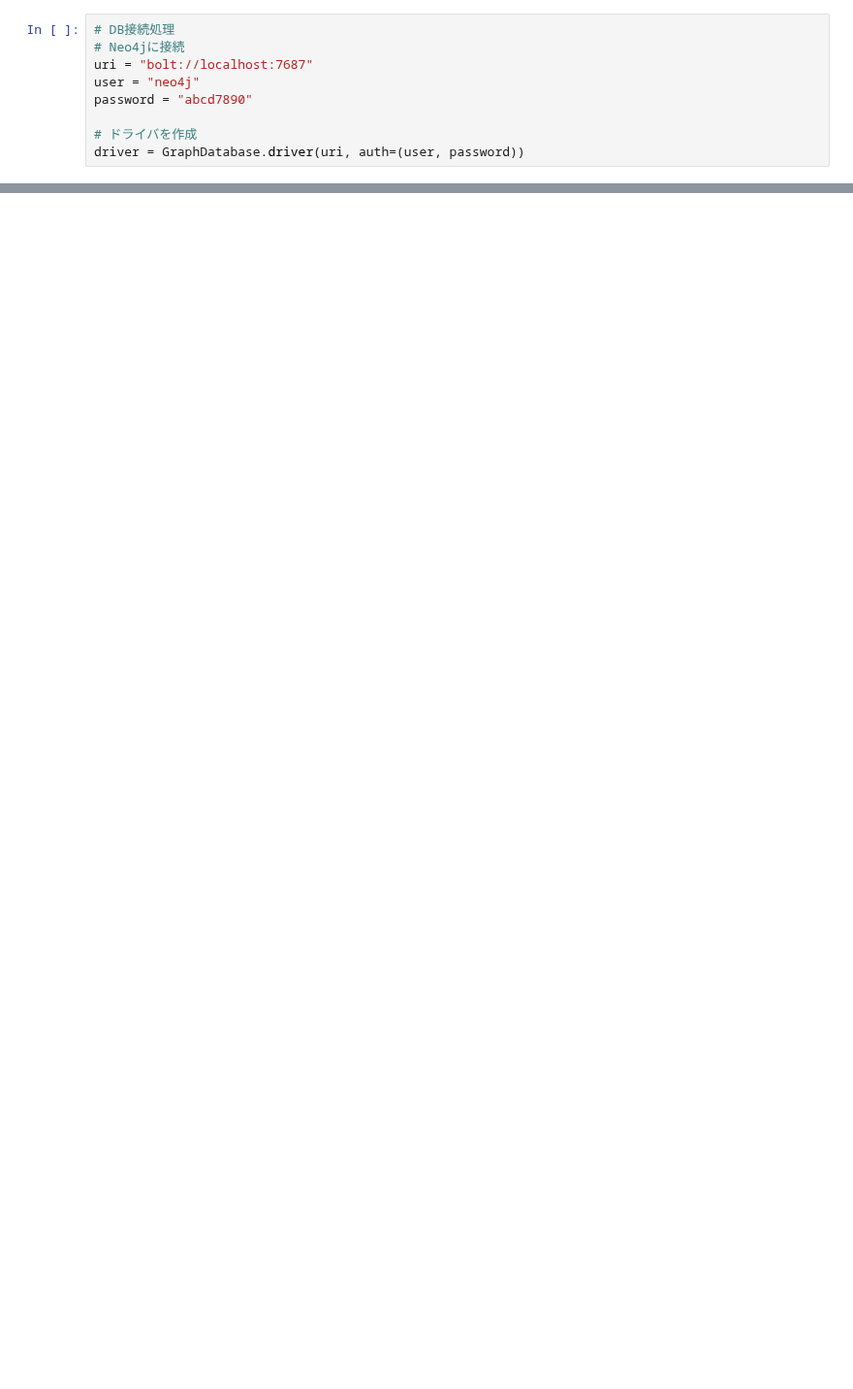
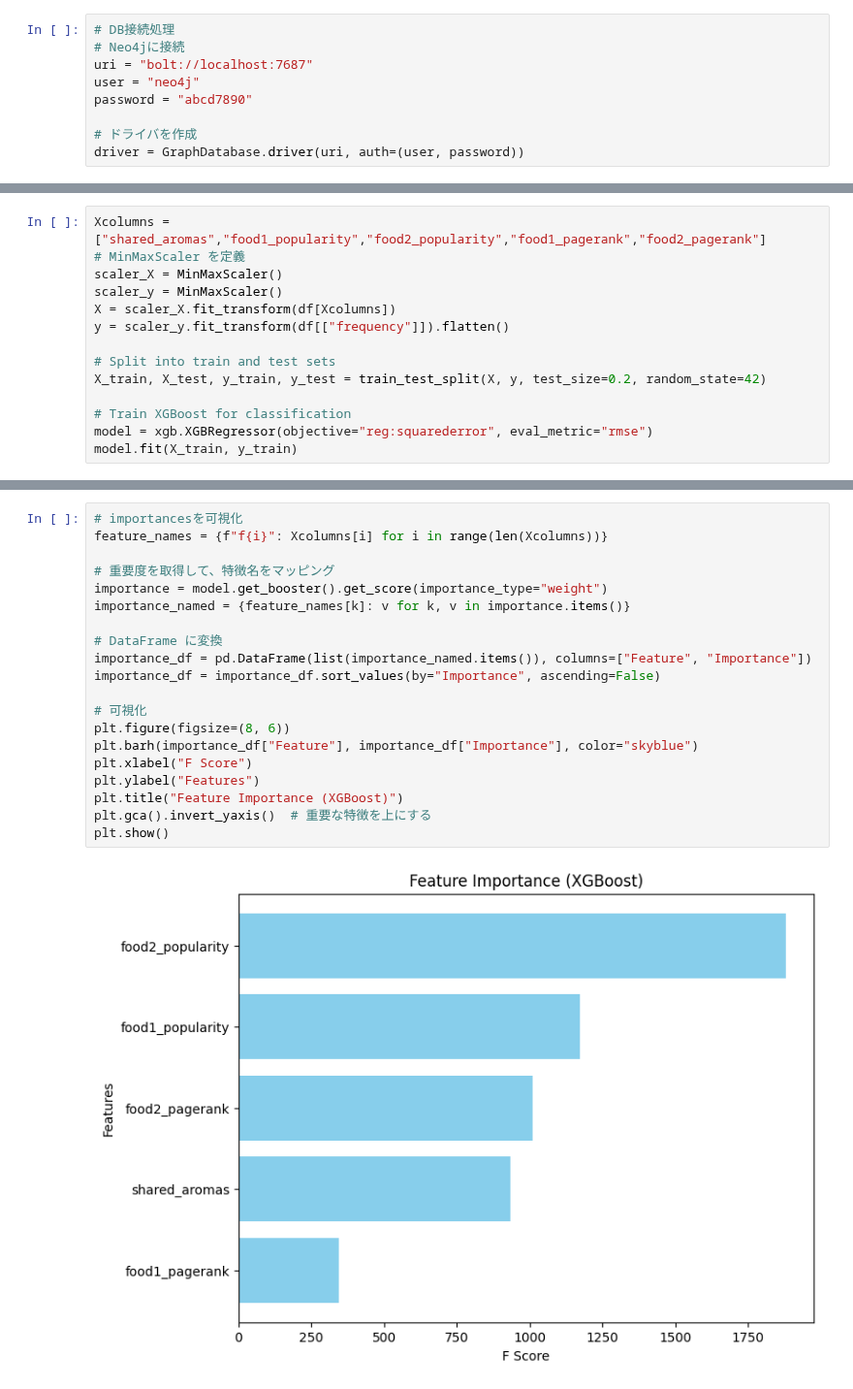
Before and after one commit to MariMurotani/RecipeHack, a Jupyter notebook: jupyter/xgboost.ipynb, the cells around one changed output, grey strips where cells are left out. Shown at 97% size. Saved outputs shown, nothing was run; the diff lists cells and outputs as text; blank space fills up the shorter version.

```diff
--- a/jupyter/xgboost.ipynb
+++ b/jupyter/xgboost.ipynb
@@ -180,0 +199,14 @@ plt.show()
+# %%
+Xcolumns = ["shared_aromas","food1_popularity","food2_popularity","food1_pagerank","food2_pagerank"]
+# MinMaxScaler を定義
+scaler_X = MinMaxScaler()
+scaler_y = MinMaxScaler()
+X = scaler_X.fit_transform(df[Xcolumns])
+y = scaler_y.fit_transform(df[["frequency"]]).flatten()
+
+# Split into train and test sets
+X_train, X_test, y_train, y_test = train_test_split(X, y, test_size=0.2, random_state=42)
+
+# Train XGBoost for classification
+model = xgb.XGBRegressor(objective="reg:squarederror", eval_metric="rmse")
+model.fit(X_train, y_train)
@@ -180,0 +225,22 @@ plt.show()
+# %%
+# importancesを可視化
+feature_names = {f"f{i}": Xcolumns[i] for i in range(len(Xcolumns))}
+
+# 重要度を取得して、特徴名をマッピング
+importance = model.get_booster().get_score(importance_type="weight")
+importance_named = {feature_names[k]: v for k, v in importance.items()}
+
+# DataFrame に変換
+importance_df = pd.DataFrame(list(importance_named.items()), columns=["Feature", "Importance"])
+importance_df = importance_df.sort_values(by="Importance", ascending=False)
+
+# 可視化
+plt.figure(figsize=(8, 6))
+plt.barh(importance_df["Feature"], importance_df["Importance"], color="skyblue")
+plt.xlabel("F Score")
+plt.ylabel("Features")
+plt.title("Feature Importance (XGBoost)")
+plt.gca().invert_yaxis()  # 重要な特徴を上にする
+plt.show()
+# %% [output]
+[figure, added]
```
Also changed, not shown: parts of 17 cells of this notebook, 7 other files.
